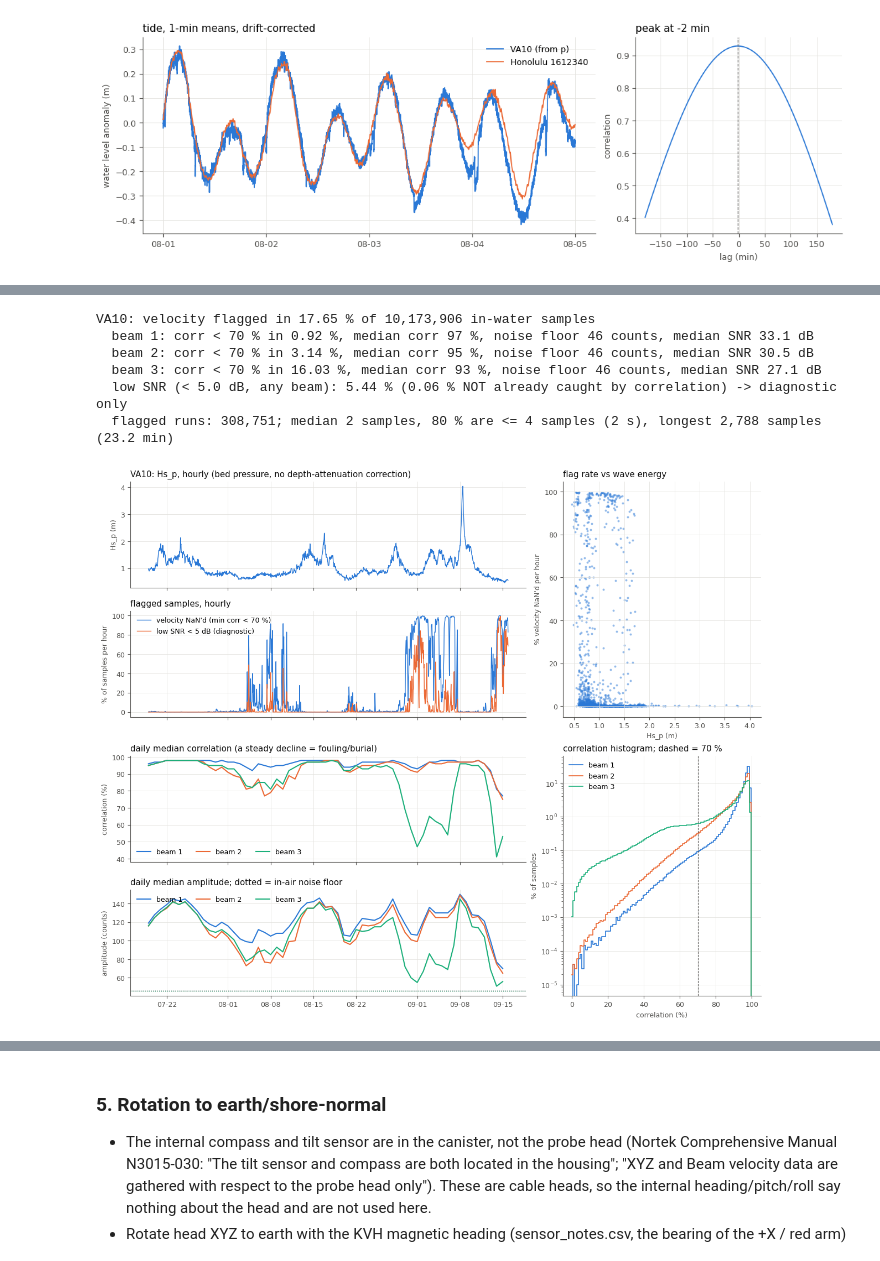
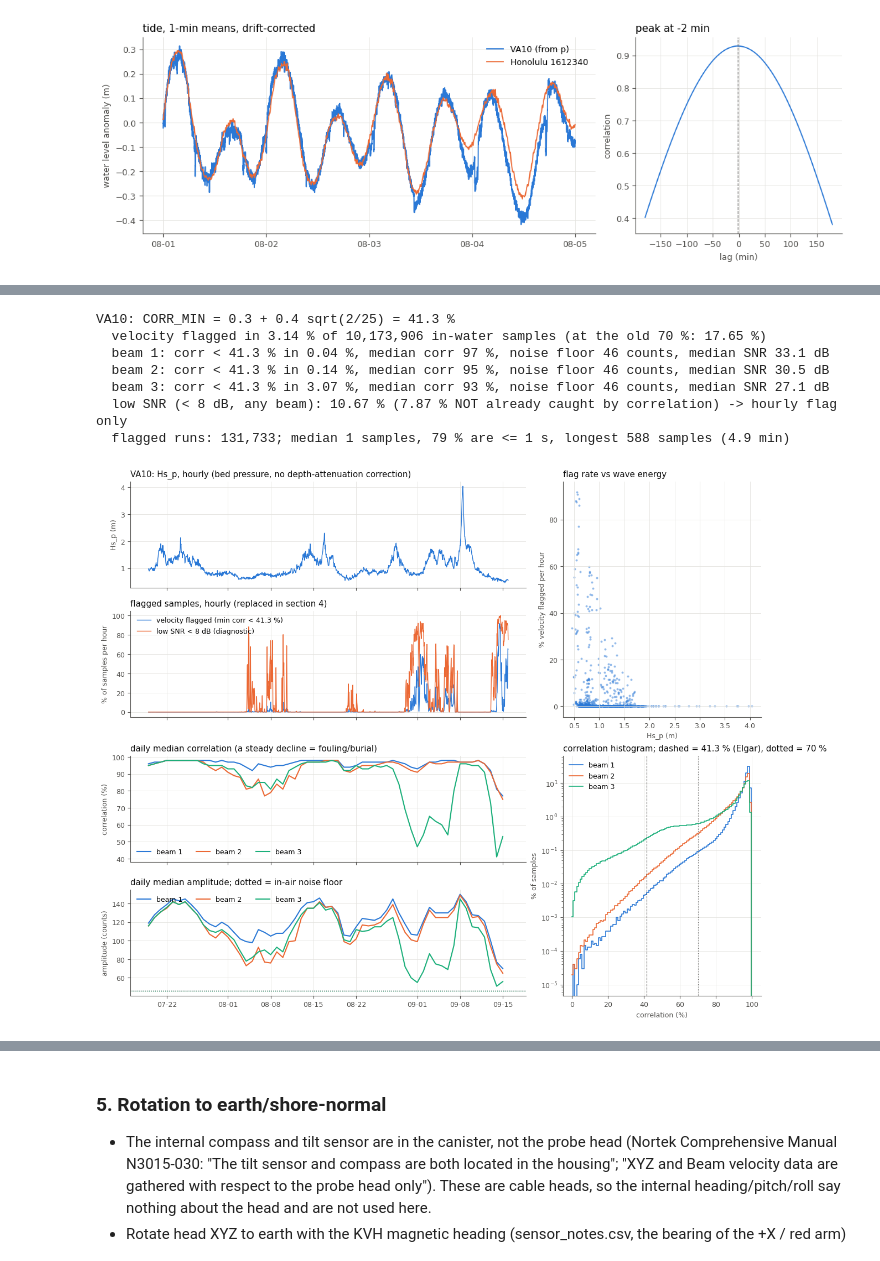
Before and after one commit to isidora-rojas/4EWA, a Jupyter notebook: processing/qc_runs/adv_QC_VA10.ipynb, the cells around one changed output, grey strips where cells are left out. Drawn from its saved outputs; the diff is of its cells as text; code cells hidden in the pictures.

```diff
--- a/processing/qc_runs/adv_QC_VA10.ipynb
+++ b/processing/qc_runs/adv_QC_VA10.ipynb
@@ -644,14 +627,18 @@ Input is `out` from section 2 (clock-corrected, trimmed, atmosphere removed).
 4. Nothing is saved here; everything goes into `{sensor}_QC.nc` at the end.
 # %%
-##-----beam quality: correlation gate + amplitude diagnostic-----##
+##-----beam quality: correlation gate (Elgar et al. 2001/2005) + SNR flag-----##
 corr = out["corr"].values                 # (beam, time), %
 amp  = out["amp"].values.astype(float)    # (beam, time), counts
+fs   = float(ds.attrs["fs"])
+
+# Elgar et al. (2001, 2005): 0.3 + 0.4 sqrt(fs/25), i.e. SonTek's 0.7 at 25 Hz relaxed as sqrt(fs)
+CORR_MIN = 100 * (CORR_A + CORR_B * np.sqrt(fs / CORR_REF_FS))
 
 # correlation, per beam, then per sample: all three beams must pass
 corr_ok_beam = corr >= CORR_MIN
 vel_ok = corr_ok_beam.all(axis=0)
 
-# amplitude -> approximate SNR. Noise floor per beam = median in-air amplitude before deployment
+# amplitude -> SNR. Noise floor per beam = median in-air amplitude before deployment
 # (`pre` from section 2: p_raw < P_AIR, > 5 min before the splash), where no echo comes back.
 noise = np.median(ds["amp"].values[:, pre], axis=1)
 snr = AMP_DB_PER_COUNT * (amp - noise[:, None])
@@ -659,50 +646,54 @@ low_snr = (snr < SNR_MIN).any(axis=0)
 
 bad = ~vel_ok | (low_snr if APPLY_SNR else False)
 
-# new dataset: u, v, w NaN'd where bad; everything else (p, temp, corr, amp, ...) as in `out`.
-# `out` itself is left untouched, so re-running this cell with other thresholds is safe.
+# new dataset: u, v, w NaN where bad (section 4 replaces them); everything else as in `out`.
+# `out` itself is left untouched: section 4 needs its recorded values for the running mean.
 bq = out.copy()
 keep_da = xr.DataArray(~bad, dims="time")
 for c in ["u", "v", "w"]:
     bq[c] = out[c].where(keep_da)
-    bq[c].attrs = dict(out[c].attrs, beam_qc=f"NaN where min beam corr < {CORR_MIN} %"
+    bq[c].attrs = dict(out[c].attrs, beam_qc=f"bad where min beam corr < {CORR_MIN:.1f} % (Elgar et al. 2001/2005)"
                        + (f" or any beam SNR < {SNR_MIN} dB" if APPLY_SNR else ""))
 bq["vel_corr_ok"] = xr.DataArray(vel_ok, dims="time",
-    attrs={"long_name": f"all three beam correlations >= {CORR_MIN} %"})
+    attrs={"long_name": f"all three beam correlations >= {CORR_MIN:.1f} % (0.3 + 0.4 sqrt(fs/25), Elgar et al. 2005)"})
 bq["vel_low_snr"] = xr.DataArray(low_snr, dims="time",
     attrs={"long_name": f"any beam SNR < {SNR_MIN} dB", "applied": str(APPLY_SNR)})
 bq.attrs.update({
-    "qc_beam_corr_min_pct": CORR_MIN,
+    "qc_beam_corr_rule": f"Elgar et al. 2001/2005: {CORR_A} + {CORR_B} sqrt(fs/{CORR_REF_FS:g})",
+    "qc_beam_corr_min_pct": float(CORR_MIN),
     "qc_beam_snr_min_db": SNR_MIN,
     "qc_beam_snr_applied": str(APPLY_SNR),
     "qc_beam_amp_noise_floor_counts": ", ".join(f"{x:.0f}" for x in noise),
     "qc_beam_vel_flagged_pct": float(100 * bad.mean()),
 })
 
-# gaps: lengths of consecutive flagged runs (how many the short-gap fill in section 4 can fill)
+# runs of consecutive flagged samples (section 4 replaces them by length)
 g0, g1 = runs(bad)
 glen = g1 - g0 + 1
 
 n = bad.size
-print(f"{sensor_id}: velocity flagged in {100 * bad.mean():.2f} % of {n:,} in-water samples")
+print(f"{sensor_id}: CORR_MIN = 0.3 + 0.4 sqrt({fs:g}/25) = {CORR_MIN:.1f} %")
+print(f"  velocity flagged in {100 * bad.mean():.2f} % of {n:,} in-water samples "
+      f"(at the old 70 %: {100 * (corr < 70).any(axis=0).mean():.2f} %)")
 for b in range(3):
-    print(f"  beam {b + 1}: corr < {CORR_MIN} % in {100 * (~corr_ok_beam[b]).mean():.2f} %, "
+    print(f"  beam {b + 1}: corr < {CORR_MIN:.1f} % in {100 * (~corr_ok_beam[b]).mean():.2f} %, "
           f"median corr {np.median(corr[b]):.0f} %, noise floor {noise[b]:.0f} counts, "
           f"median SNR {np.median(snr[b]):.1f} dB")
-print(f"  low SNR (< {SNR_MIN} dB, any beam): {100 * low_snr.mean():.2f} % "
+print(f"  low SNR (< {SNR_MIN:g} dB, any beam): {100 * low_snr.mean():.2f} % "
       f"({100 * (low_snr & vel_ok).mean():.2f} % NOT already caught by correlation) -> "
-      f"{'applied' if APPLY_SNR else 'diagnostic only'}")
+      f"{'applied' if APPLY_SNR else 'hourly flag only'}")
 if glen.size:
     print(f"  flagged runs: {glen.size:,}; median {np.median(glen):.0f} samples, "
-          f"{100 * (glen <= 4).mean():.0f} % are <= 4 samples (2 s), longest {glen.max():,} "
-          f"samples ({glen.max() / float(ds.attrs['fs']) / 60:.1f} min)")
+          f"{100 * (glen <= ELGAR_INTERP_MAX_S * fs).mean():.0f} % are <= {ELGAR_INTERP_MAX_S:g} s, longest {glen.max():,} "
+          f"samples ({glen.max() / fs / 60:.1f} min)")
 # %% [output]
-VA10: velocity flagged in 17.65 % of 10,173,906 in-water samples
-  beam 1: corr < 70 % in 0.92 %, median corr 97 %, noise floor 46 counts, median SNR 33.1 dB
-  beam 2: corr < 70 % in 3.14 %, median corr 95 %, noise floor 46 counts, median SNR 30.5 dB
-  beam 3: corr < 70 % in 16.03 %, median corr 93 %, noise floor 46 counts, median SNR 27.1 dB
-  low SNR (< 5.0 dB, any beam): 5.44 % (0.06 % NOT already caught by correlation) -> diagnostic only
-  flagged runs: 308,751; median 2 samples, 80 % are <= 4 samples (2 s), longest 2,788 samples (23.2 min)
+VA10: CORR_MIN = 0.3 + 0.4 sqrt(2/25) = 41.3 %
+  velocity flagged in 3.14 % of 10,173,906 in-water samples (at the old 70 %: 17.65 %)
+  beam 1: corr < 41.3 % in 0.04 %, median corr 97 %, noise floor 46 counts, median SNR 33.1 dB
+  beam 2: corr < 41.3 % in 0.14 %, median corr 95 %, noise floor 46 counts, median SNR 30.5 dB
+  beam 3: corr < 41.3 % in 3.07 %, median corr 93 %, noise floor 46 counts, median SNR 27.1 dB
+  low SNR (< 8 dB, any beam): 10.67 % (7.87 % NOT already caught by correlation) -> hourly flag only
+  flagged runs: 131,733; median 1 samples, 79 % are <= 1 s, longest 588 samples (4.9 min)
 # %%
 ##-----figure: beam quality over the deployment-----##
 tq = pd.DatetimeIndex(bq.time.values)
@@ -731,11 +722,11 @@ ax0.set_title(f"{sensor_id}: Hs_p, hourly (bed pressure, no depth-attenuation co
 
 ax1 = fig.add_subplot(gs[1, :2], sharex=ax0)
 ax1.plot(flag_h.index, flag_h.values, color=BEAM_COLORS[0], lw=1,
-         label=f"velocity NaN'd (min corr < {CORR_MIN} %)")
+         label=f"velocity flagged (min corr < {CORR_MIN:.1f} %)")
 ax1.plot(snr_h.index, snr_h.values, color=BEAM_COLORS[1], lw=1,
          label=f"low SNR < {SNR_MIN:g} dB ({'applied' if APPLY_SNR else 'diagnostic'})")
 ax1.set_ylabel("% of samples per hour")
-ax1.set_title("flagged samples, hourly", loc="left", color=INK)
+ax1.set_title("flagged samples, hourly (replaced in section 4)", loc="left", color=INK)
 ax1.legend(frameon=False, loc="upper left")
 
 ax2 = fig.add_subplot(gs[2, :2], sharex=ax0)
@@ -753,33 +744,34 @@ ax3.set_ylabel("amplitude (counts)")
 ax3.set_title("daily median amplitude; dotted = in-air noise floor", loc="left", color=INK)
 ax3.legend(frameon=False, loc="upper left", ncol=3)
 ax3.xaxis.set_major_formatter(mdates.DateFormatter("%m-%d"))
 for a in (ax0, ax1, ax2):
     a.tick_params(labelbottom=False)
 
 # right column: flag rate vs wave energy, and correlation histograms
 ax4 = fig.add_subplot(gs[:2, 2])
 both = pd.concat([hs_p.rename("hs"), flag_h.rename("f")], axis=1).dropna()
 ax4.scatter(both.hs, both.f, s=8, color=SERIES, alpha=0.5, lw=0)
 ax4.set_xlabel("Hs_p (m)")
-ax4.set_ylabel("% velocity NaN'd per hour")
+ax4.set_ylabel("% velocity flagged per hour")
 ax4.set_title("flag rate vs wave energy", loc="left", color=INK)
 
 ax5 = fig.add_subplot(gs[2:, 2])
 bins = np.arange(0, 102)
 for b in range(3):
     h = np.bincount(corr[b], minlength=101)[:101]
     ax5.step(bins[:-1], 100 * h / h.sum(), where="mid", color=BEAM_COLORS[b], lw=1.2,
              label=f"beam {b + 1}")
 ax5.axvline(CORR_MIN, color=INK2, ls="--", lw=0.8)
+ax5.axvline(70, color=INK2, ls=":", lw=0.8)
 ax5.set_yscale("log")
 ax5.set_xlabel("correlation (%)")
 ax5.set_ylabel("% of samples")
-ax5.set_title(f"correlation histogram; dashed = {CORR_MIN} %", loc="left", color=INK)
+ax5.set_title(f"correlation histogram; dashed = {CORR_MIN:.1f} % (Elgar), dotted = 70 %", loc="left", color=INK)
 ax5.legend(frameon=False, loc="upper left")
 
 fig.savefig(fig_dir / f"{sensor_id}_beam.png", dpi=150)
 plt.show()
 print(f"hourly flag rate: median {flag_h.median():.2f} %, max {flag_h.max():.1f} % "
       f"({flag_h.idxmax()}); corr with Hs_p r = {both.hs.corr(both.f):.2f}")
 # %% [output]
-[figure, old version]
+[figure, new version]
```
Also changed, not shown: parts of 21 cells of this notebook, 46 other files.
